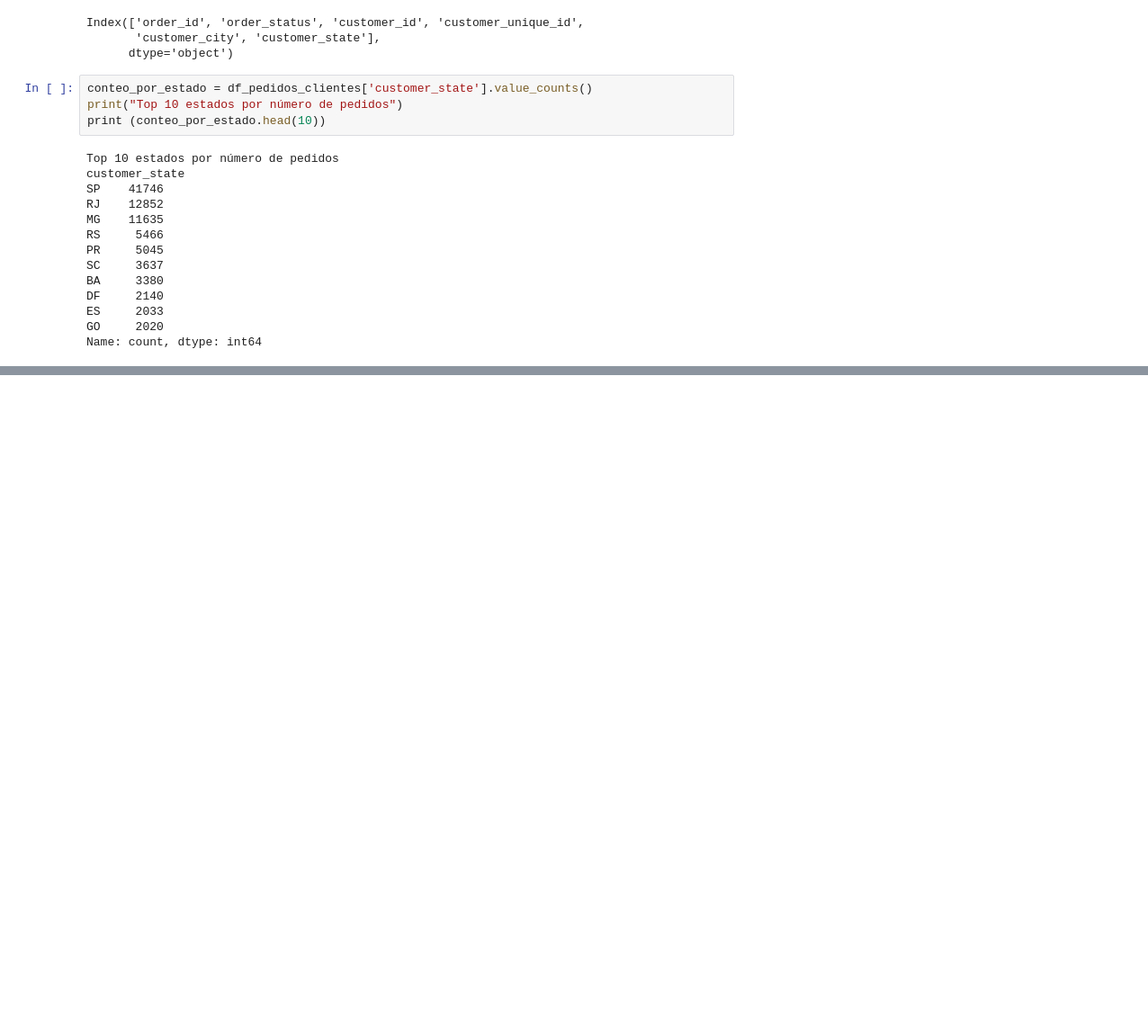
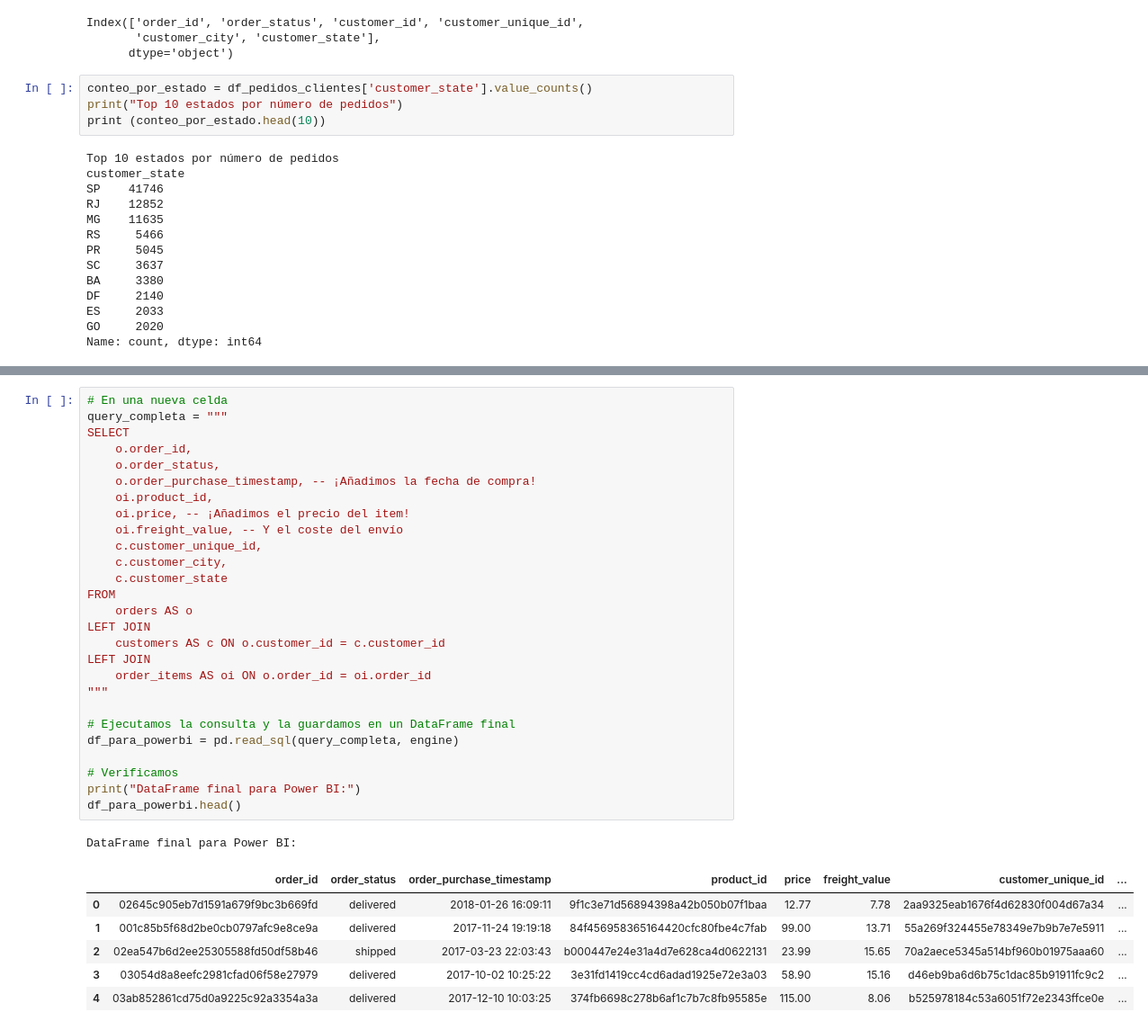
Before and after one commit to diegosnchz/olist_project, a Jupyter notebook: analisis_olist_sql.ipynb, the cells around one changed output, grey strips where cells are left out. Shown at 90% size. Drawn from its saved outputs; the diff is of its cells as text; blank space fills up the shorter version.

```diff
--- a/analisis_olist_sql.ipynb
+++ b/analisis_olist_sql.ipynb
@@ -133 +130,36 @@ Passing `palette` without assigning `hue` is deprecated and will be removed in v
 [figure]
+# %%
+# En una nueva celda
+query_completa = """
+SELECT
+    o.order_id,
+    o.order_status,
+    o.order_purchase_timestamp, -- ¡Añadimos la fecha de compra!
+    oi.product_id,
+    oi.price, -- ¡Añadimos el precio del item!
+    oi.freight_value, -- Y el coste del envío
+    c.customer_unique_id,
+    c.customer_city,
+    c.customer_state
+FROM
+    orders AS o
+LEFT JOIN
+    customers AS c ON o.customer_id = c.customer_id
+LEFT JOIN
+    order_items AS oi ON o.order_id = oi.order_id
+"""
+
+# Ejecutamos la consulta y la guardamos en un DataFrame final
+df_para_powerbi = pd.read_sql(query_completa, engine)
+
+# Verificamos
+print("DataFrame final para Power BI:")
+df_para_powerbi.head()
+# %% [output]
+DataFrame final para Power BI:
+|  | order_id | order_status | order_purchase_timestamp | product_id | price | freight_value | customer_unique_id | ... |
+| 0 | 02645c905eb7d1591a679f9bc3b669fd | delivered | 2018-01-26 16:09:11 | 9f1c3e71d56894398a42b050b07f1baa | 12.77 | 7.78 | 2aa9325eab1676f4d62830f004d67a34 | ... |
+| 1 | 001c85b5f68d2be0cb0797afc9e8ce9a | delivered | 2017-11-24 19:19:18 | 84f456958365164420cfc80fbe4c7fab | 99.00 | 13.71 | 55a269f324455e78349e7b9b7e7e5911 | ... |
+| 2 | 02ea547b6d2ee25305588fd50df58b46 | shipped | 2017-03-23 22:03:43 | b000447e24e31a4d7e628ca4d0622131 | 23.99 | 15.65 | 70a2aece5345a514bf960b01975aaa60 | ... |
+| 3 | 03054d8a8eefc2981cfad06f58e27979 | delivered | 2017-10-02 10:25:22 | 3e31fd1419cc4cd6adad1925e72e3a03 | 58.90 | 15.16 | d46eb9ba6d6b75c1dac85b91911fc9c2 | ... |
+| 4 | 03ab852861cd75d0a9225c92a3354a3a | delivered | 2017-12-10 10:03:25 | 374fb6698c278b6af1c7b7c8fb95585e | 115.00 | 8.06 | b525978184c53a6051f72e2343ffce0e | ... |
```
Also changed, not shown: parts of 2 cells of this notebook, 2 other files.
